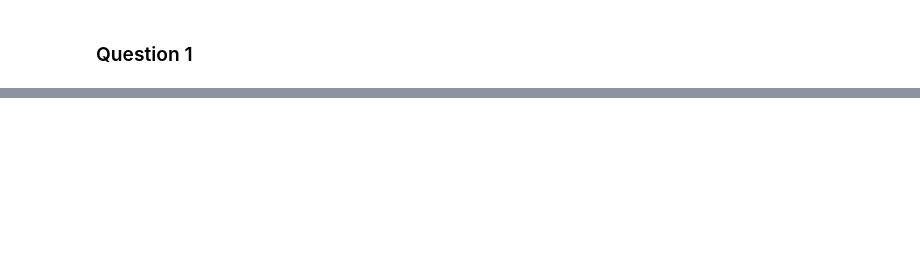
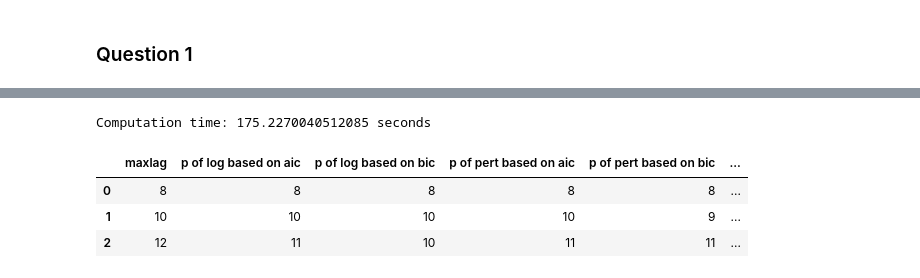
Before and after one commit to noisyoscillator/MTH9893_Time_Series, a Jupyter notebook: MTH9893_HW1_Group01.ipynb, the cells around one changed output, grey strips where cells are left out. Saved outputs shown, nothing was run; the diff lists cells and outputs as text; code cells hidden in the pictures; blank space fills up the shorter version.

```diff
--- a/MTH9893_HW1_Group01.ipynb
+++ b/MTH9893_HW1_Group01.ipynb
@@ -72,0 +82,29 @@ data
+# %%
+# Compare the performance of different maxlag of AR model
+def performance(maxARs):
+    cols=['maxlag','p of log based on aic','p of log based on bic','p of pert based on aic','p of pert based on bic','running time(s)']
+    ind=[i for i in range(len(maxARs))]
+
+    # Use list comprehension to avoid for loop
+    res=[[ar, LagAnalysis(ar)[0].aic_min_order[0], LagAnalysis(ar)[0].bic_min_order[0],
+                   LagAnalysis(ar)[1].aic_min_order[0],LagAnalysis(ar)[1].bic_min_order[0],LagAnalysis(ar)[2]] for ar in maxARs]
+
+    # Get the corresponding value
+    df=pd.DataFrame(res,index=ind,columns=cols)
+
+    return df
+# %%
+# Set maxlag of AR as 8,10,12 based on previous attempt
+startT=time.time()
+maxARList=[8,10,12]
+df_perf=performance(maxARList)
+endT=time.time()
+print('Computation time: %s seconds' %(endT-startT))
+#print(df_perf)
+df_perf
+# %% [output]
+Computation time: 175.2270040512085 seconds
+|  | maxlag | p of log based on aic | p of log based on bic | p of pert based on aic | p of pert based on bic | ... |
+| 0 | 8 | 8 | 8 | 8 | 8 | ... |
+| 1 | 10 | 10 | 10 | 10 | 9 | ... |
+| 2 | 12 | 11 | 10 | 11 | 11 | ... |
```
Also changed, not shown: parts of 21 cells of this notebook.
